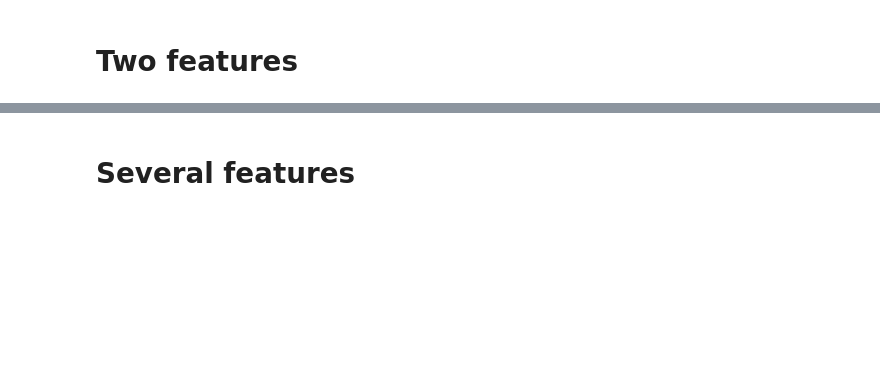
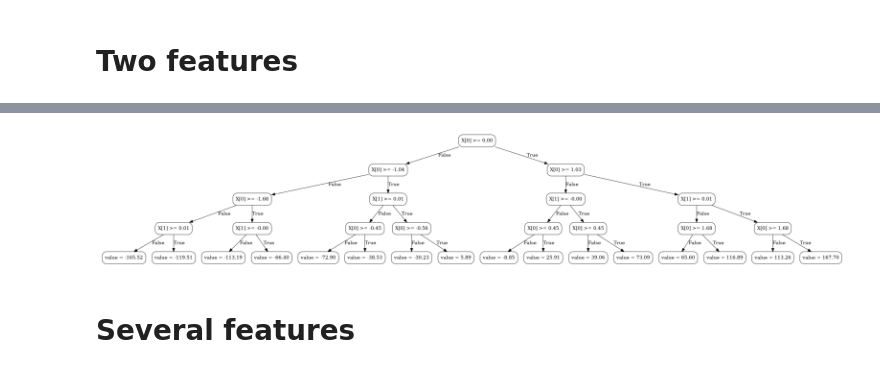
Before and after one commit to boyfws/models, a Jupyter notebook: Trees/DecisionTreeReg_test.ipynb, the cells around one changed output, grey strips where cells are left out. Saved outputs shown, nothing was run; the diff lists cells and outputs as text; code cells hidden in the pictures; blank space fills up the shorter version.

```diff
--- a/Trees/DecisionTreeReg_test.ipynb
+++ b/Trees/DecisionTreeReg_test.ipynb
@@ -69,3 +70,7 @@ plt.show()
+# %%
+plot_tree(tree)
+# %% [output]
+[figure, added]
 # %% [markdown]
 # Several features
 # %%
```
Also changed, not shown: parts of 4 cells of this notebook, 2 other files.
